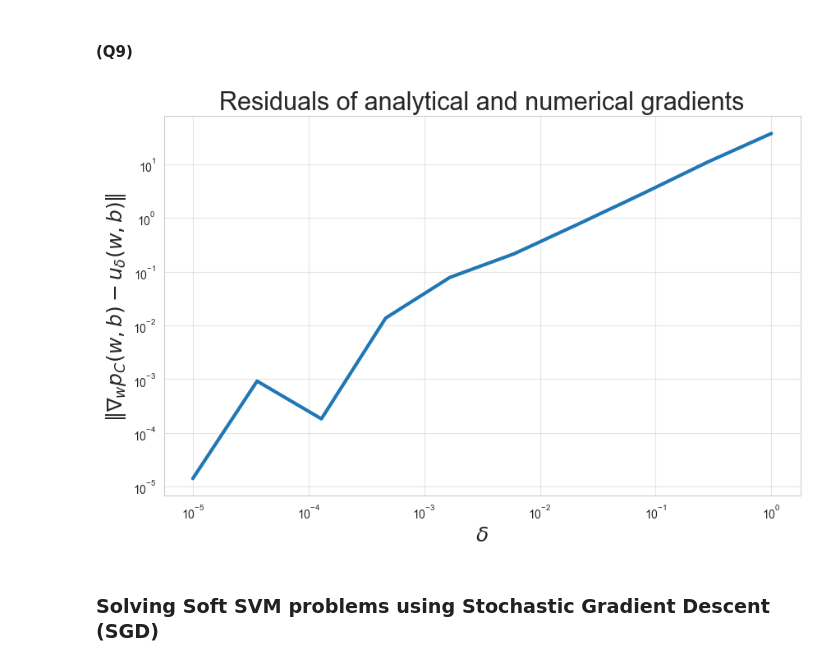
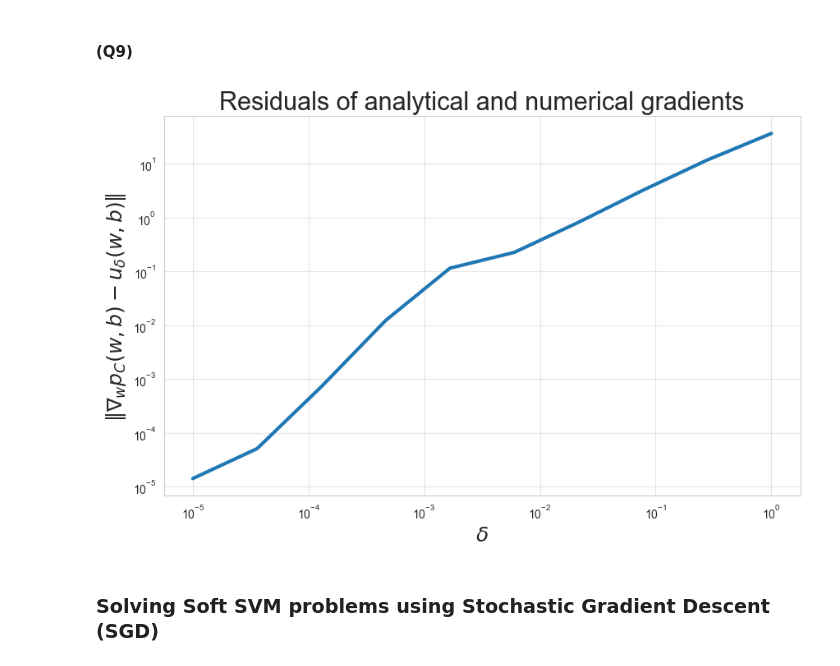
Before and after one commit to UriKH/ML-02360766, a Jupyter notebook: wet_hw2/wet_hw2.ipynb, the cells around one changed output. Drawn from its saved outputs; the diff is of its cells as text; code cells hidden in the pictures.

```diff
--- a/wet_hw2/wet_hw2.ipynb
+++ b/wet_hw2/wet_hw2.ipynb
@@ -400,13 +216,13 @@ def compare_gradients(X, y, deltas, C=1, REPEATS=100, figsize=(10, 6)):
 # %%
 p3_feats = ('PCR_02', 'PCR_06')
 p3_target = 'spread'
 
 p3_train = train[list(p3_feats)]
 p3_test = test[list(p3_feats)]
 
-compare_gradients(p3_train, train[p3_target].to_numpy(), deltas=np.logspace(-5, 0, 10), REPEATS=100)
+vg.compare_gradients(p3_train.to_numpy(), train[p3_target].to_numpy(), deltas=np.logspace(-5, 0, 10), REPEATS=100)
 # %% [output]
-[figure, old version]
+[figure, new version]
 # %% [markdown]
 ### Solving Soft SVM problems using Stochastic Gradient Descent (SGD)
 # %% [markdown]
```
Also changed, not shown: parts of 15 cells of this notebook, 3 other files.
